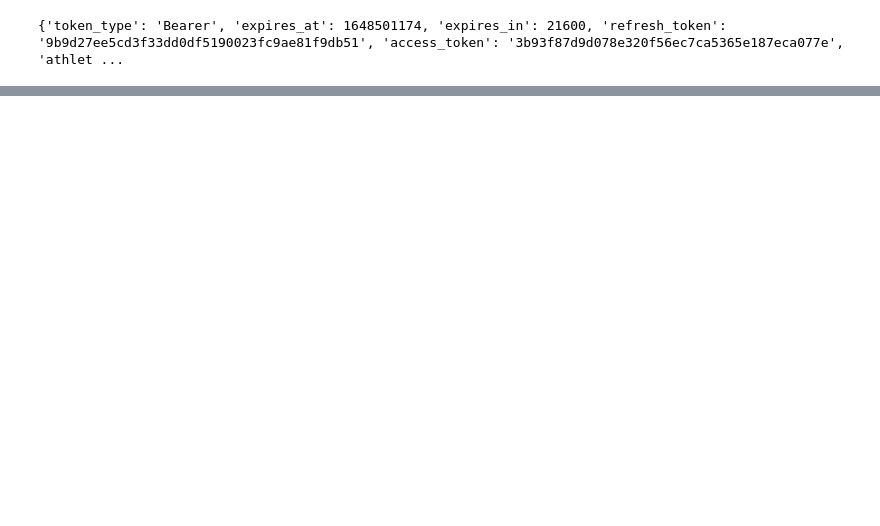
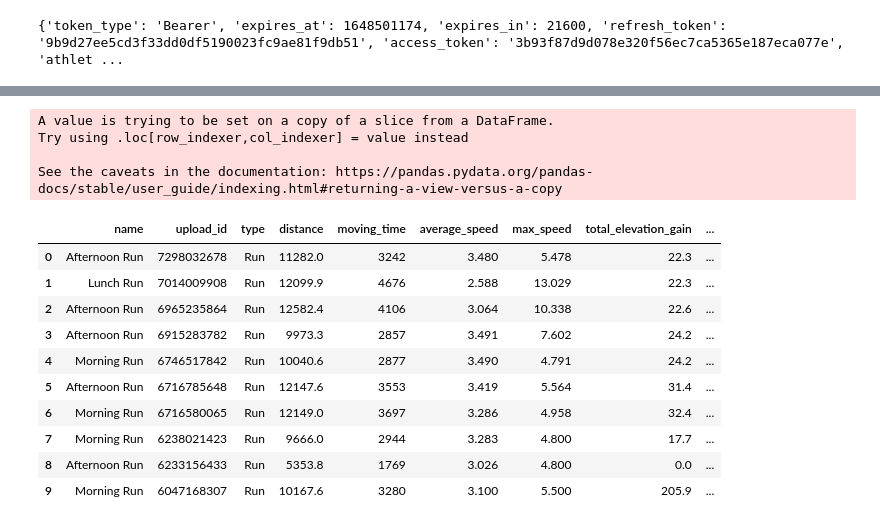
Before and after one commit to egersack/finalproject, a Jupyter notebook: PROJECT.ipynb, the cells around one changed output, grey strips where cells are left out. Saved outputs shown, nothing was run; the diff lists cells and outputs as text; code cells hidden in the pictures; blank space fills up the shorter version.

```diff
--- a/PROJECT.ipynb
+++ b/PROJECT.ipynb
@@ -202,0 +29,27 @@ activities.to_csv('strava_activities.csv')
+# %%
+import requests
+import urllib3
+urllib3.disable_warnings(urllib3.exceptions.InsecureRequestWarning)
+
+auth_url = "https://www.strava.com/oauth/token"
+activites_url = "https://www.strava.com/api/v3/athlete/activities"
+
+payload = {
+    'client_id': "80244",
+    'client_secret': '5569506f1befcc383ee1041f3aa7dd8d4551295f',
+    'refresh_token': '9b9d27ee5cd3f33dd0df5190023fc9ae81f9db51',
+    'grant_type': "refresh_token",
+    'f': 'json'
+}
+
+print("Requesting Token...\n")
+res = requests.post(auth_url, data=payload, verify=False)
+access_token = res.json()['access_token']
+print("Access Token = {}\n".format(access_token))
+
+header = {'Authorization': 'Bearer ' + access_token}
+param = {'per_page': 200, 'page': 1}
+my_dataset = requests.get(activites_url, headers=header, params=param).json()
+
+print(my_dataset[0]["name"])
+print(my_dataset[0]["map"]["summary_polyline"])
@@ -202,0 +84,28 @@ activities.to_csv('strava_activities.csv')
+# %%
+#Create new dataframe with only columns I care about
+cols = ['name', 'upload_id', 'type', 'distance', 'moving_time',
+         'average_speed', 'max_speed','total_elevation_gain',
+         'start_date_local'
+       ]
+activities = activities[cols]
+#Break date into start time and date
+activities['start_date_local'] = pd.to_datetime(activities['start_date_local'])
+activities['start_time'] = activities['start_date_local'].dt.time
+activities['start_date_local'] = activities['start_date_local'].dt.date
+activities.head(10)
+# %% [output]
+A value is trying to be set on a copy of a slice from a DataFrame.
+Try using .loc[row_indexer,col_indexer] = value instead
+
+See the caveats in the documentation: https://pandas.pydata.org/pandas-docs/stable/user_guide/indexing.html#returning-a-view-versus-a-copy
+|  | name | upload_id | type | distance | moving_time | average_speed | max_speed | total_elevation_gain | ... |
+| 0 | Afternoon Run | 7298032678 | Run | 11282.0 | 3242 | 3.480 | 5.478 | 22.3 | ... |
+| 1 | Lunch Run | 7014009908 | Run | 12099.9 | 4676 | 2.588 | 13.029 | 22.3 | ... |
+| 2 | Afternoon Run | 6965235864 | Run | 12582.4 | 4106 | 3.064 | 10.338 | 22.6 | ... |
+| 3 | Afternoon Run | 6915283782 | Run | 9973.3 | 2857 | 3.491 | 7.602 | 24.2 | ... |
+| 4 | Morning Run | 6746517842 | Run | 10040.6 | 2877 | 3.490 | 4.791 | 24.2 | ... |
+| 5 | Afternoon Run | 6716785648 | Run | 12147.6 | 3553 | 3.419 | 5.564 | 31.4 | ... |
+| 6 | Morning Run | 6716580065 | Run | 12149.0 | 3697 | 3.286 | 4.958 | 32.4 | ... |
+| 7 | Morning Run | 6238021423 | Run | 9666.0 | 2944 | 3.283 | 4.800 | 17.7 | ... |
+| 8 | Afternoon Run | 6233156433 | Run | 5353.8 | 1769 | 3.026 | 4.800 | 0.0 | ... |
+| 9 | Morning Run | 6047168307 | Run | 10167.6 | 3280 | 3.100 | 5.500 | 205.9 | ... |
```
Also changed, not shown: parts of 12 cells of this notebook.
